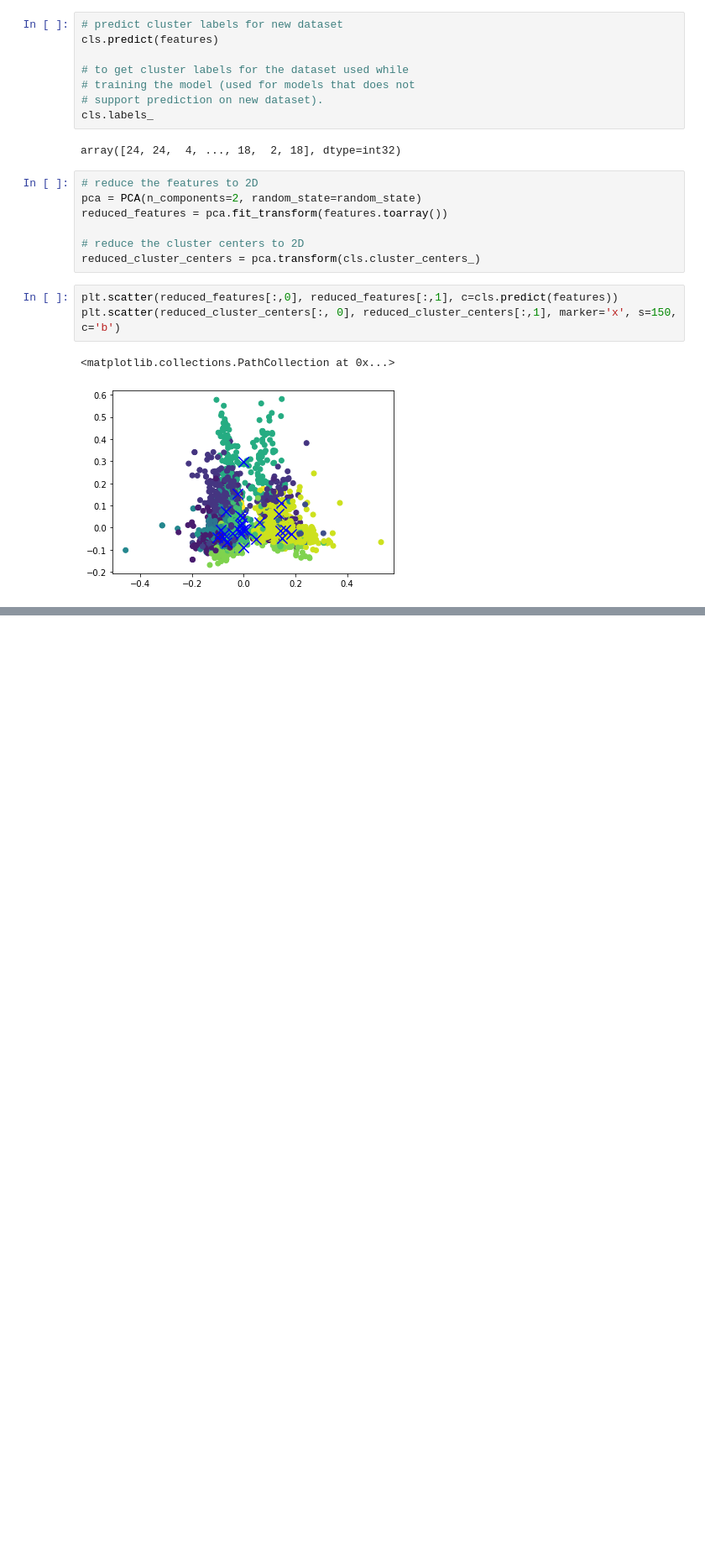
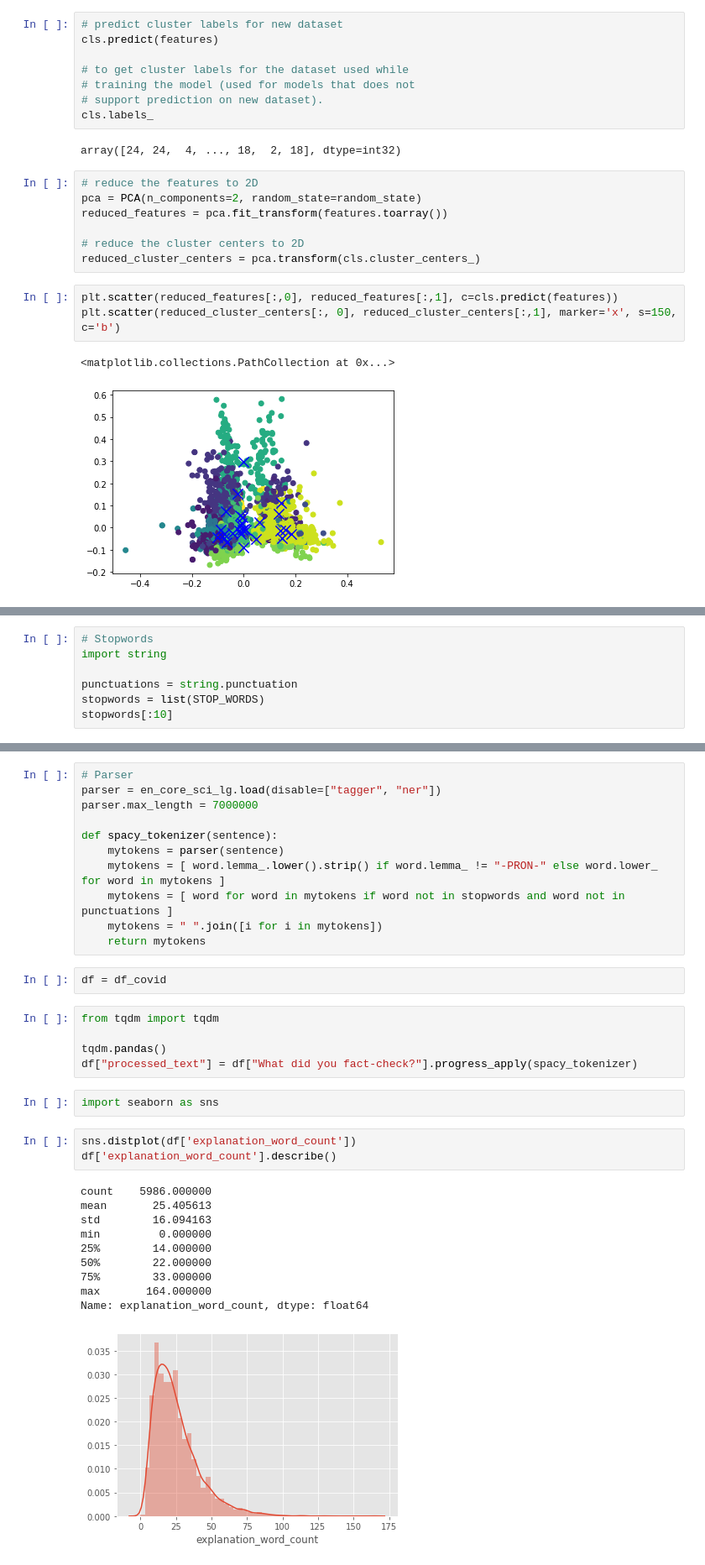
Before and after one commit to ahathaway821/COVID-19-Fact-Checking, a Jupyter notebook: src/exploratory-analysis/COVID_Dataset_EDA.ipynb, the cells around one changed output, grey strips where cells are left out. Shown at 84% size. Saved outputs shown, nothing was run; the diff lists cells and outputs as text; blank space fills up the shorter version.

```diff
--- a/src/exploratory-analysis/COVID_Dataset_EDA.ipynb
+++ b/src/exploratory-analysis/COVID_Dataset_EDA.ipynb
@@ -235,0 +353,7 @@ plt.scatter(reduced_cluster_centers[:, 0], reduced_cluster_centers[:,1], marker=
+# %%
+# Stopwords
+import string
+
+punctuations = string.punctuation
+stopwords = list(STOP_WORDS)
+stopwords[:10]
@@ -235,0 +371,34 @@ plt.scatter(reduced_cluster_centers[:, 0], reduced_cluster_centers[:,1], marker=
+# %%
+# Parser
+parser = en_core_sci_lg.load(disable=["tagger", "ner"])
+parser.max_length = 7000000
+
+def spacy_tokenizer(sentence):
+    mytokens = parser(sentence)
+    mytokens = [ word.lemma_.lower().strip() if word.lemma_ != "-PRON-" else word.lower_ for word in mytokens ]
+    mytokens = [ word for word in mytokens if word not in stopwords and word not in punctuations ]
+    mytokens = " ".join([i for i in mytokens])
+    return mytokens
+# %%
+df = df_covid
+# %%
+from tqdm import tqdm
+
+tqdm.pandas()
+df["processed_text"] = df["What did you fact-check?"].progress_apply(spacy_tokenizer)
+# %%
+import seaborn as sns
+# %%
+sns.distplot(df['explanation_word_count'])
+df['explanation_word_count'].describe()
+# %% [output]
+count    5986.000000
+mean       25.405613
+std        16.094163
+min         0.000000
+25%        14.000000
+50%        22.000000
+75%        33.000000
+max       164.000000
+Name: explanation_word_count, dtype: float64
+[figure, added]
```
Also changed, not shown: parts of 58 cells of this notebook.
